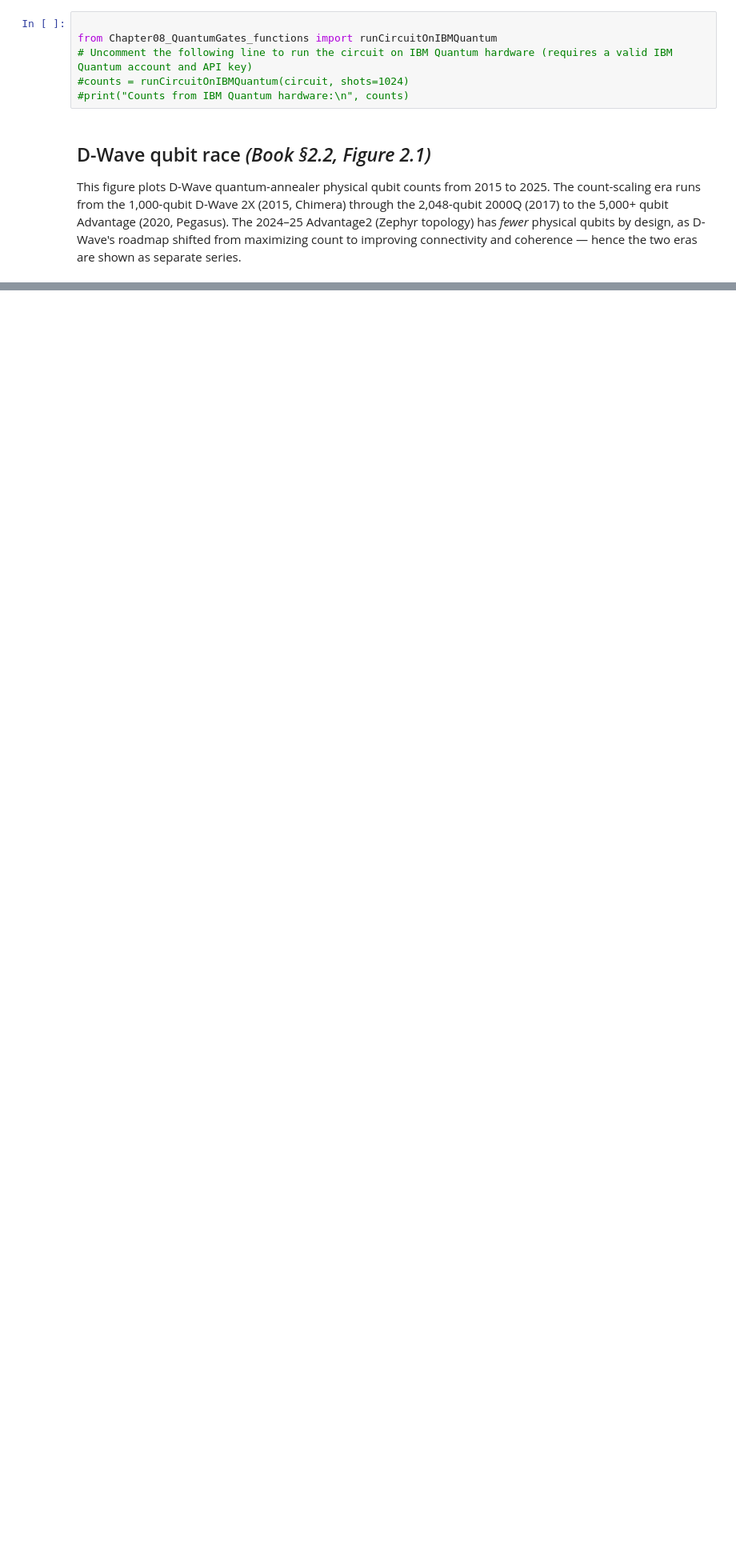
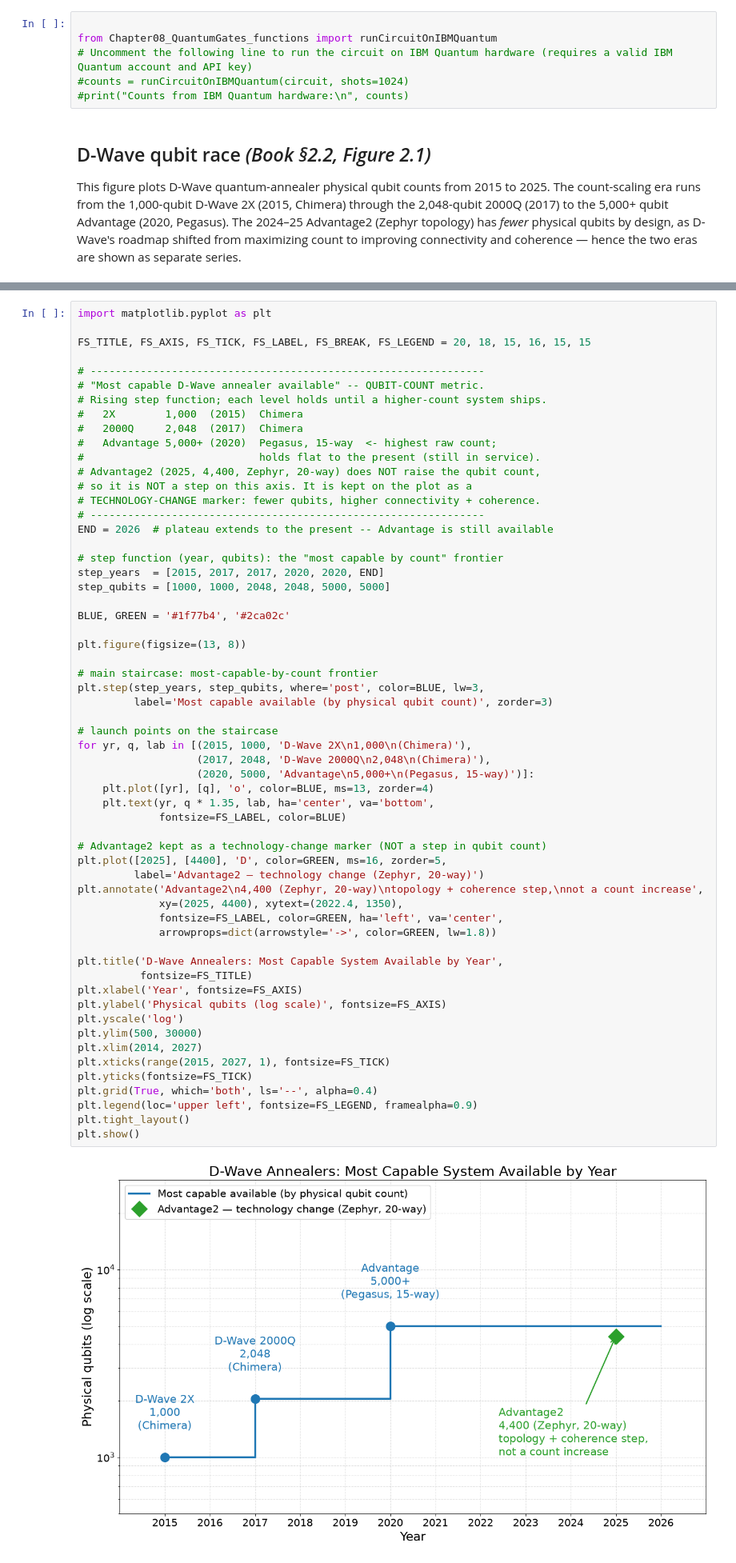
Before and after one commit to UW-ERSL/AppliedQC, a Jupyter notebook: Chapter02_QuantumSoftware_notebook.ipynb, the cells around one changed output, grey strips where cells are left out. Shown at 80% size. Cells and saved outputs as stored; diff of their text form; blank space fills up the shorter version.

```diff
--- a/Chapter02_QuantumSoftware_notebook.ipynb
+++ b/Chapter02_QuantumSoftware_notebook.ipynb
@@ -189,3 +101,64 @@ saved
+# %%
+import matplotlib.pyplot as plt
+
+FS_TITLE, FS_AXIS, FS_TICK, FS_LABEL, FS_BREAK, FS_LEGEND = 20, 18, 15, 16, 15, 15
+
+# ---------------------------------------------------------------
+# "Most capable D-Wave annealer available" -- QUBIT-COUNT metric.
+# Rising step function; each level holds until a higher-count system ships.
+#   2X        1,000  (2015)  Chimera
+#   2000Q     2,048  (2017)  Chimera
+#   Advantage 5,000+ (2020)  Pegasus, 15-way  <- highest raw count;
+#                            holds flat to the present (still in service).
+# Advantage2 (2025, 4,400, Zephyr, 20-way) does NOT raise the qubit count,
+# so it is NOT a step on this axis. It is kept on the plot as a
+# TECHNOLOGY-CHANGE marker: fewer qubits, higher connectivity + coherence.
+# ---------------------------------------------------------------
+END = 2026  # plateau extends to the present -- Advantage is still available
+
+# step function (year, qubits): the "most capable by count" frontier
+step_years  = [2015, 2017, 2017, 2020, 2020, END]
+step_qubits = [1000, 1000, 2048, 2048, 5000, 5000]
+
+BLUE, GREEN = '#1f77b4', '#2ca02c'
+
+plt.figure(figsize=(13, 8))
+
+# main staircase: most-capable-by-count frontier
+plt.step(step_years, step_qubits, where='post', color=BLUE, lw=3,
+         label='Most capable available (by physical qubit count)', zorder=3)
+
+# launch points on the staircase
+for yr, q, lab in [(2015, 1000, 'D-Wave 2X\n1,000\n(Chimera)'),
+                   (2017, 2048, 'D-Wave 2000Q\n2,048\n(Chimera)'),
+                   (2020, 5000, 'Advantage\n5,000+\n(Pegasus, 15-way)')]:
+    plt.plot([yr], [q], 'o', color=BLUE, ms=13, zorder=4)
+    plt.text(yr, q * 1.35, lab, ha='center', va='bottom',
+             fontsize=FS_LABEL, color=BLUE)
+
+# Advantage2 kept as a technology-change marker (NOT a step in qubit count)
+plt.plot([2025], [4400], 'D', color=GREEN, ms=16, zorder=5,
+         label='Advantage2 — technology change (Zephyr, 20-way)')
+plt.annotate('Advantage2\n4,400 (Zephyr, 20-way)\ntopology + coherence step,\nnot a count increase',
+             xy=(2025, 4400), xytext=(2022.4, 1350),
+             fontsize=FS_LABEL, color=GREEN, ha='left', va='center',
+             arrowprops=dict(arrowstyle='->', color=GREEN, lw=1.8))
+
+plt.title('D-Wave Annealers: Most Capable System Available by Year',
+          fontsize=FS_TITLE)
+plt.xlabel('Year', fontsize=FS_AXIS)
+plt.ylabel('Physical qubits (log scale)', fontsize=FS_AXIS)
+plt.yscale('log')
+plt.ylim(500, 30000)
+plt.xlim(2014, 2027)
+plt.xticks(range(2015, 2027, 1), fontsize=FS_TICK)
+plt.yticks(fontsize=FS_TICK)
+plt.grid(True, which='both', ls='--', alpha=0.4)
+plt.legend(loc='upper left', fontsize=FS_LEGEND, framealpha=0.9)
+plt.tight_layout()
+plt.show()
+# %% [output]
+[figure, added]
 # %% [markdown]
 ## IBM qubit race  *(Book §2.2, Figure 2.2)*
 This figure plots IBM quantum-processor scaling, deliberately split into series that measure different quantities. The monolithic era (single-chip physical qubits) runs through Eagle (127, 2021), Osprey (433, 2022), and Condor (1,121, 2023); with Heron, IBM shifted toward quality via tunable couplers. Beyond 2025 the roadmap turns to modular scaling and then reports **logical** (error-corrected) rather than physical qubits — Starling (200 logical, 2029) and Blue Jay (2,000 logical, 2033). Figures for 2026 onward are roadmap targets, not delivered systems.
```
Also changed, not shown: parts of 3 cells of this notebook, 10 other files.
